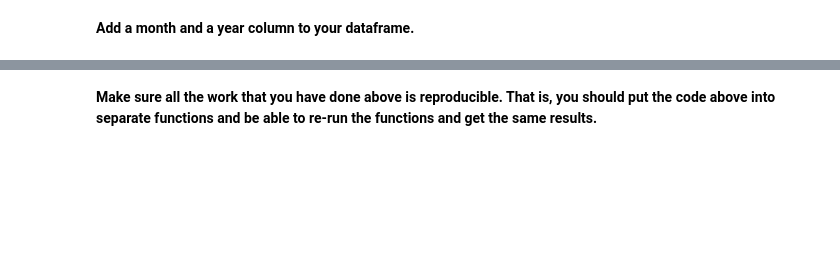
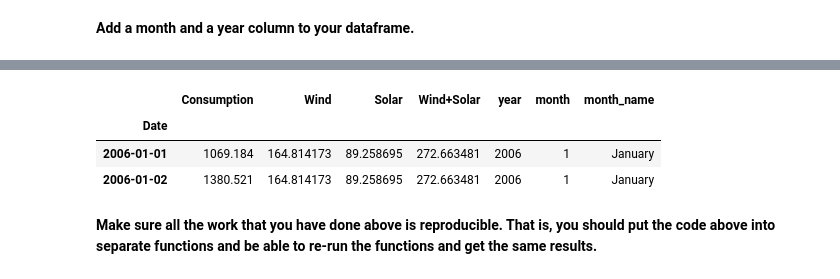
Before and after one commit to MigashaneVictoire/time-series-exercises, a Jupyter notebook: prepare.ipynb, the cells around one changed output, grey strips where cells are left out. Cells and saved outputs as stored; diff of their text form; code cells hidden in the pictures; blank space fills up the shorter version.

```diff
--- a/prepare.ipynb
+++ b/prepare.ipynb
@@ -286,2 +215,13 @@ Index(['name_x', 'rotation_period_x', 'orbital_period_x', 'diameter_x',
+# %%
+ops["year"] = ops.index.year
+ops["month"] = ops.index.month
+ops["month_name"] = ops.index.month_name()
+# %%
+ops.head(2)
+# %% [output]
+|  | Consumption | Wind | Solar | Wind+Solar | year | month | month_name |
+| Date |  |  |  |  |  |  |  |
+| 2006-01-01 | 1069.184 | 164.814173 | 89.258695 | 272.663481 | 2006 | 1 | January |
+| 2006-01-02 | 1380.521 | 164.814173 | 89.258695 | 272.663481 | 2006 | 1 | January |
 # %% [markdown]
 **Make sure all the work that you have done above is reproducible. That is, you should put the code above into separate functions and be able to re-run the functions and get the same results.**
```
Also changed, not shown: parts of 17 cells of this notebook.
